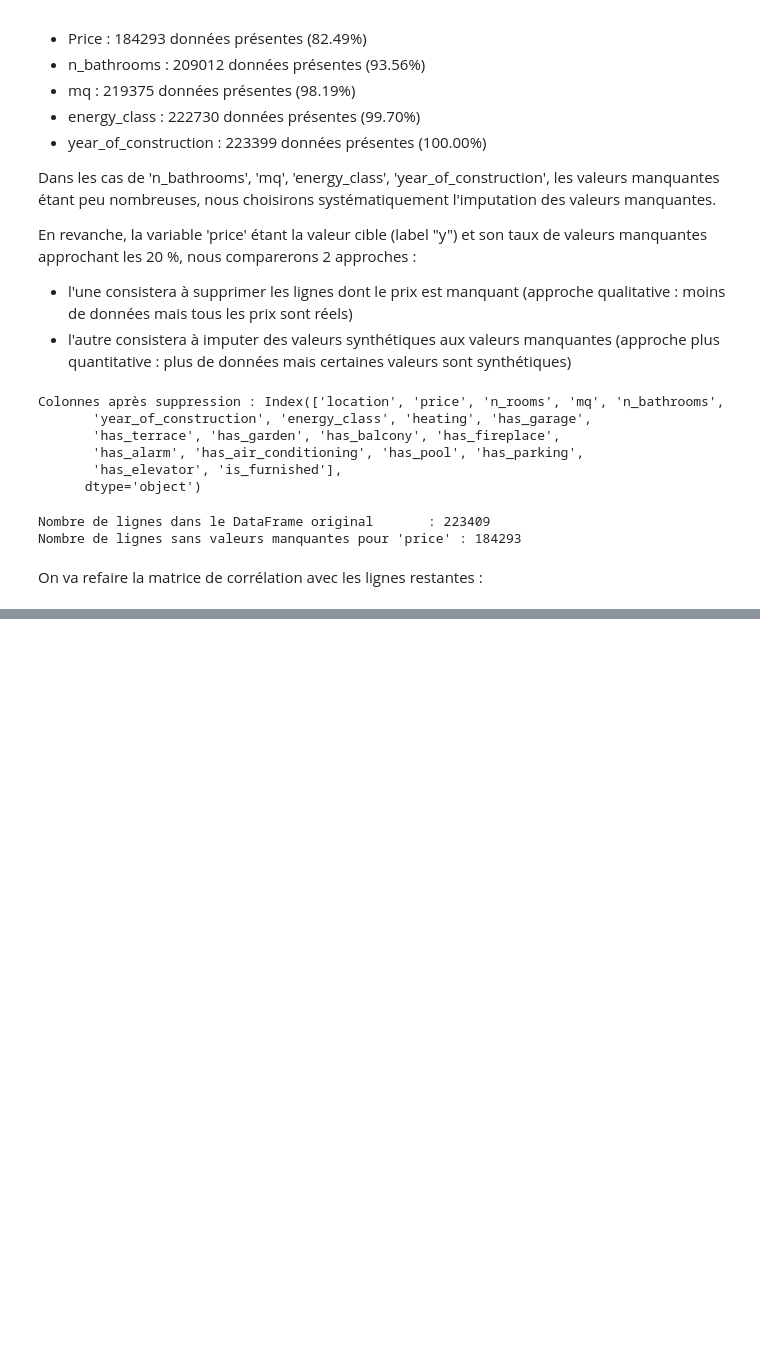
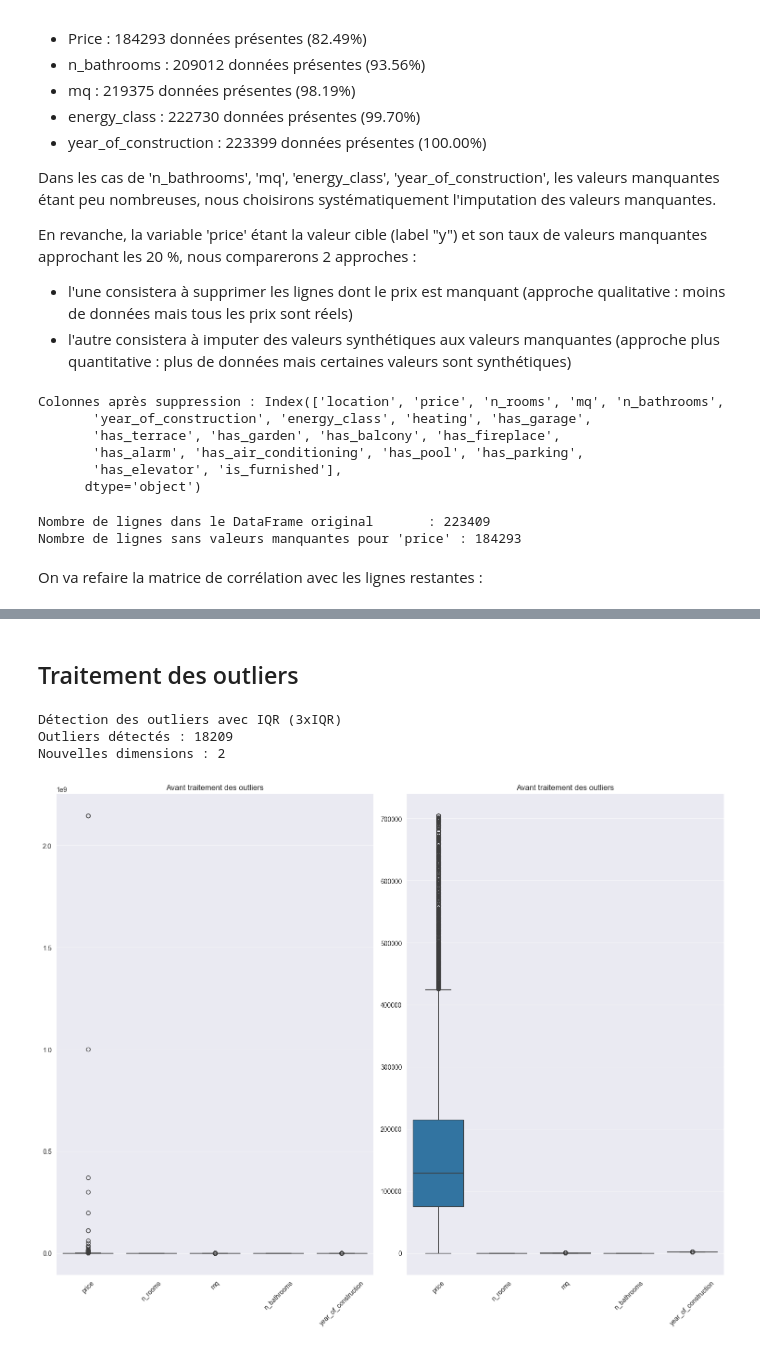
Before and after one commit to YvesToiser/alyra_machine_learning, a Jupyter notebook: 2_1_data_cleaning.ipynb, the cells around one changed output, grey strips where cells are left out. Saved outputs shown, nothing was run; the diff lists cells and outputs as text; code cells hidden in the pictures; blank space fills up the shorter version.

Commit message:
data cleaning : outliers & imputation

```diff
--- a/2_1_data_cleaning.ipynb
+++ b/2_1_data_cleaning.ipynb
@@ -128,0 +130,36 @@ plt.close()
+# %% [markdown]
+## Traitement des outliers
+# %%
+print("\nDétection des outliers avec IQR (3xIQR)")
+Q1 = df[['price', 'n_rooms', 'mq', 'n_bathrooms', 'year_of_construction']].quantile(0.25)
+Q3 = df[['price', 'n_rooms', 'mq', 'n_bathrooms', 'year_of_construction']].quantile(0.75)
+IQR = Q3 - Q1
+outlier_limit = IQR*3
+
+outlier_mask = ((df[['price', 'n_rooms', 'mq', 'n_bathrooms', 'year_of_construction']] < (Q1 - outlier_limit)) | (df[['price', 'n_rooms', 'mq', 'n_bathrooms', 'year_of_construction']] > (Q3 + outlier_limit))).any(axis=1)
+
+df_ftr = df[~outlier_mask]
+print(f"Outliers détectés : {outlier_mask.sum()}")
+print(f"Nouvelles dimensions : {len(df_ftr.shape)}")
+
+
+#Visualisation avec un boxplot
+plt.figure(figsize=(15, 12))
+plt.subplot(1, 2, 1)
+sns.boxplot(data=df[['price', 'n_rooms', 'mq', 'n_bathrooms', 'year_of_construction']])
+plt.title('Avant traitement des outliers')
+plt.xticks(rotation=45)
+
+plt.subplot(1, 2, 2)
+sns.boxplot(data=df_ftr[['price', 'n_rooms', 'mq', 'n_bathrooms', 'year_of_construction']])
+plt.title('Avant traitement des outliers')
+plt.xticks(rotation=45)
+plt.tight_layout()
+plt.savefig('output/outliers_boxplot.png')
+plt.show()
+plt.close()
+# %% [output]
+Détection des outliers avec IQR (3xIQR)
+Outliers détectés : 18209
+Nouvelles dimensions : 2
+[figure, added]
```
Also changed, not shown: parts of 25 cells of this notebook, 9 other files.
